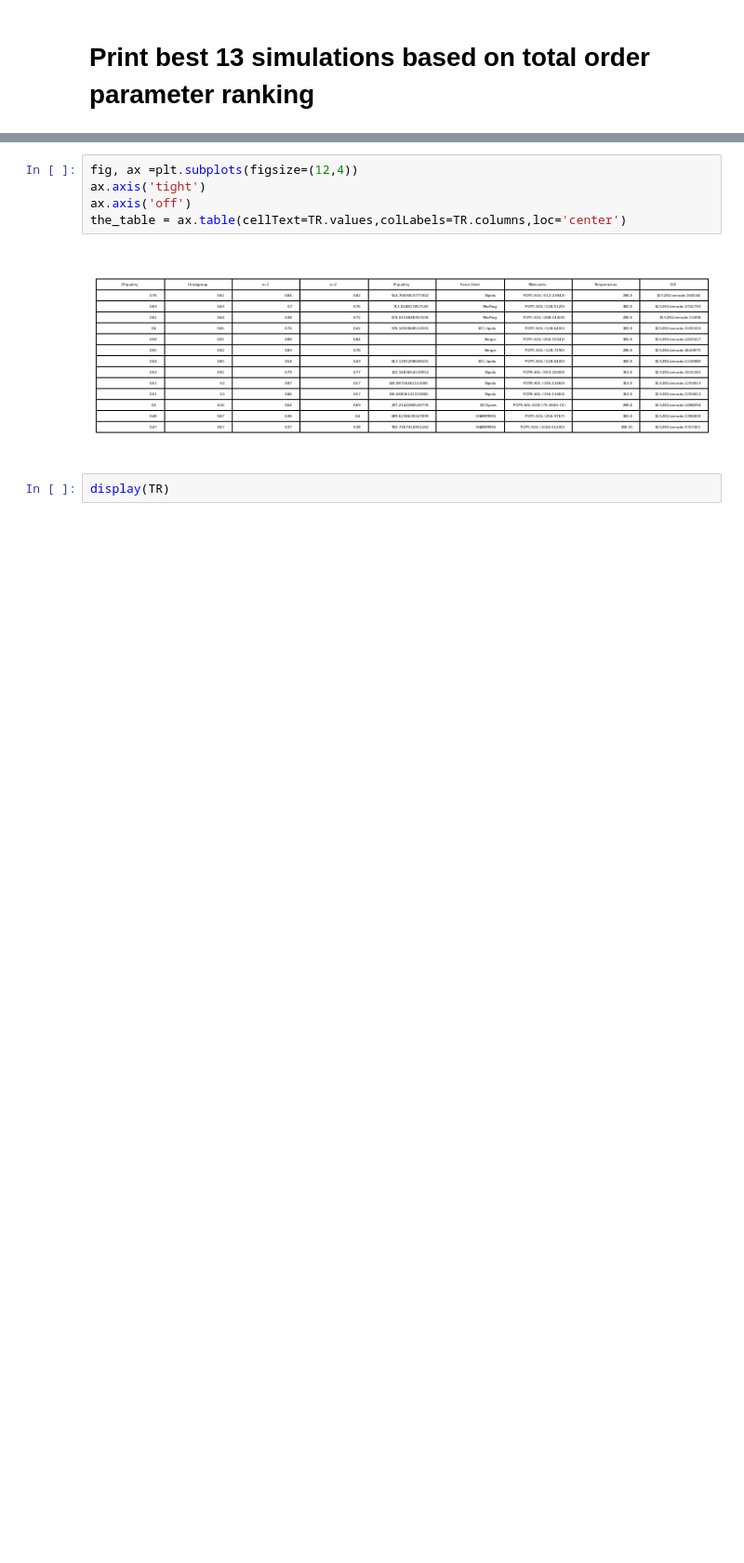
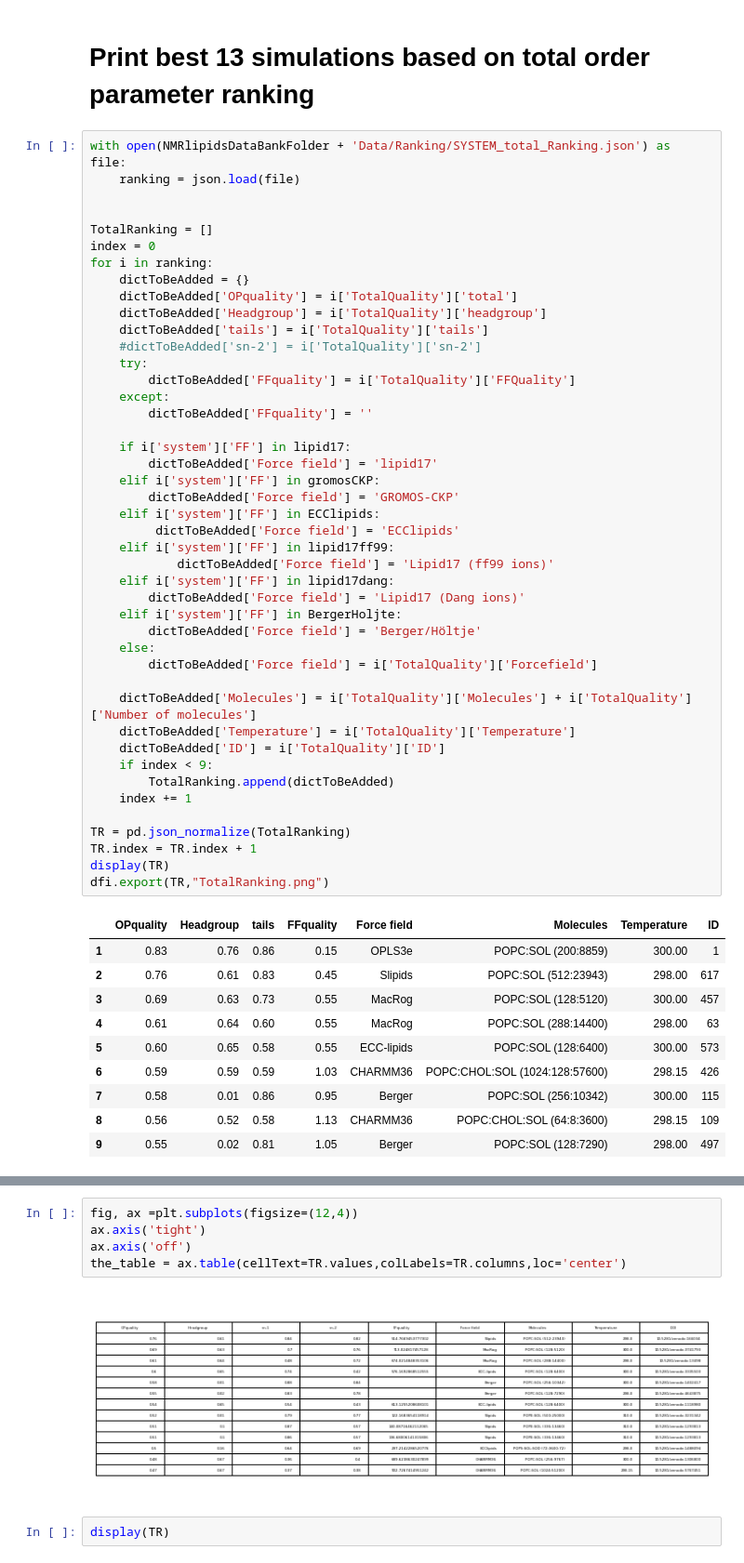
Before and after one commit to NMRLipids/DataBankManuscriptText, a Jupyter notebook: Figures/scripts/RankingTable.ipynb, the cells around one changed output, grey strips where cells are left out. Shown at 93% size. Cells and saved outputs as stored; diff of their text form; blank space fills up the shorter version.

```diff
--- a/Figures/scripts/RankingTable.ipynb
+++ b/Figures/scripts/RankingTable.ipynb
@@ -135,3 +139,58 @@ ShowTable(ranking,'POPS')
 # %% [markdown]
 # Print best 13 simulations based on total order parameter ranking
+# %%
+with open(NMRlipidsDataBankFolder + 'Data/Ranking/SYSTEM_total_Ranking.json') as file:
+    ranking = json.load(file)
+
+
+TotalRanking = []
+index = 0
+for i in ranking:
+    dictToBeAdded = {}
+    dictToBeAdded['OPquality'] = i['TotalQuality']['total']
+    dictToBeAdded['Headgroup'] = i['TotalQuality']['headgroup']
+    dictToBeAdded['tails'] = i['TotalQuality']['tails']
+    #dictToBeAdded['sn-2'] = i['TotalQuality']['sn-2']
+    try:
+        dictToBeAdded['FFquality'] = i['TotalQuality']['FFQuality']
+    except:
+        dictToBeAdded['FFquality'] = ''
+
+    if i['system']['FF'] in lipid17:
+        dictToBeAdded['Force field'] = 'lipid17'
+    elif i['system']['FF'] in gromosCKP:
+        dictToBeAdded['Force field'] = 'GROMOS-CKP'
+    elif i['system']['FF'] in ECClipids:
+         dictToBeAdded['Force field'] = 'ECClipids'
+    elif i['system']['FF'] in lipid17ff99:
+            dictToBeAdded['Force field'] = 'Lipid17 (ff99 ions)'
+    elif i['system']['FF'] in lipid17dang:
+        dictToBeAdded['Force field'] = 'Lipid17 (Dang ions)'
+    elif i['system']['FF'] in BergerHoljte:
+        dictToBeAdded['Force field'] = 'Berger/Höltje'
+    else:
+        dictToBeAdded['Force field'] = i['TotalQuality']['Forcefield']
+
+    dictToBeAdded['Molecules'] = i['TotalQuality']['Molecules'] + i['TotalQuality']['Number of molecules']
+    dictToBeAdded['Temperature'] = i['TotalQuality']['Temperature']
+    dictToBeAdded['ID'] = i['TotalQuality']['ID']
+    if index < 9:
+        TotalRanking.append(dictToBeAdded)
+    index += 1
+
+TR = pd.json_normalize(TotalRanking)
+TR.index = TR.index + 1
+display(TR)
+dfi.export(TR,"TotalRanking.png")
+# %% [output]
+|  | OPquality | Headgroup | tails | FFquality | Force field | Molecules | Temperature | ID |
+| 1 | 0.83 | 0.76 | 0.86 | 0.15 | OPLS3e | POPC:SOL (200:8859) | 300.00 | 1 |
+| 2 | 0.76 | 0.61 | 0.83 | 0.45 | Slipids | POPC:SOL (512:23943) | 298.00 | 617 |
+| 3 | 0.69 | 0.63 | 0.73 | 0.55 | MacRog | POPC:SOL (128:5120) | 300.00 | 457 |
+| 4 | 0.61 | 0.64 | 0.60 | 0.55 | MacRog | POPC:SOL (288:14400) | 298.00 | 63 |
+| 5 | 0.60 | 0.65 | 0.58 | 0.55 | ECC-lipids | POPC:SOL (128:6400) | 300.00 | 573 |
+| 6 | 0.59 | 0.59 | 0.59 | 1.03 | CHARMM36 | POPC:CHOL:SOL (1024:128:57600) | 298.15 | 426 |
+| 7 | 0.58 | 0.01 | 0.86 | 0.95 | Berger | POPC:SOL (256:10342) | 300.00 | 115 |
+| 8 | 0.56 | 0.52 | 0.58 | 1.13 | CHARMM36 | POPC:CHOL:SOL (64:8:3600) | 298.15 | 109 |
+| 9 | 0.55 | 0.02 | 0.81 | 1.05 | Berger | POPC:SOL (128:7290) | 298.00 | 497 |
 # %%
```
Also changed, not shown: parts of 4 cells of this notebook.
